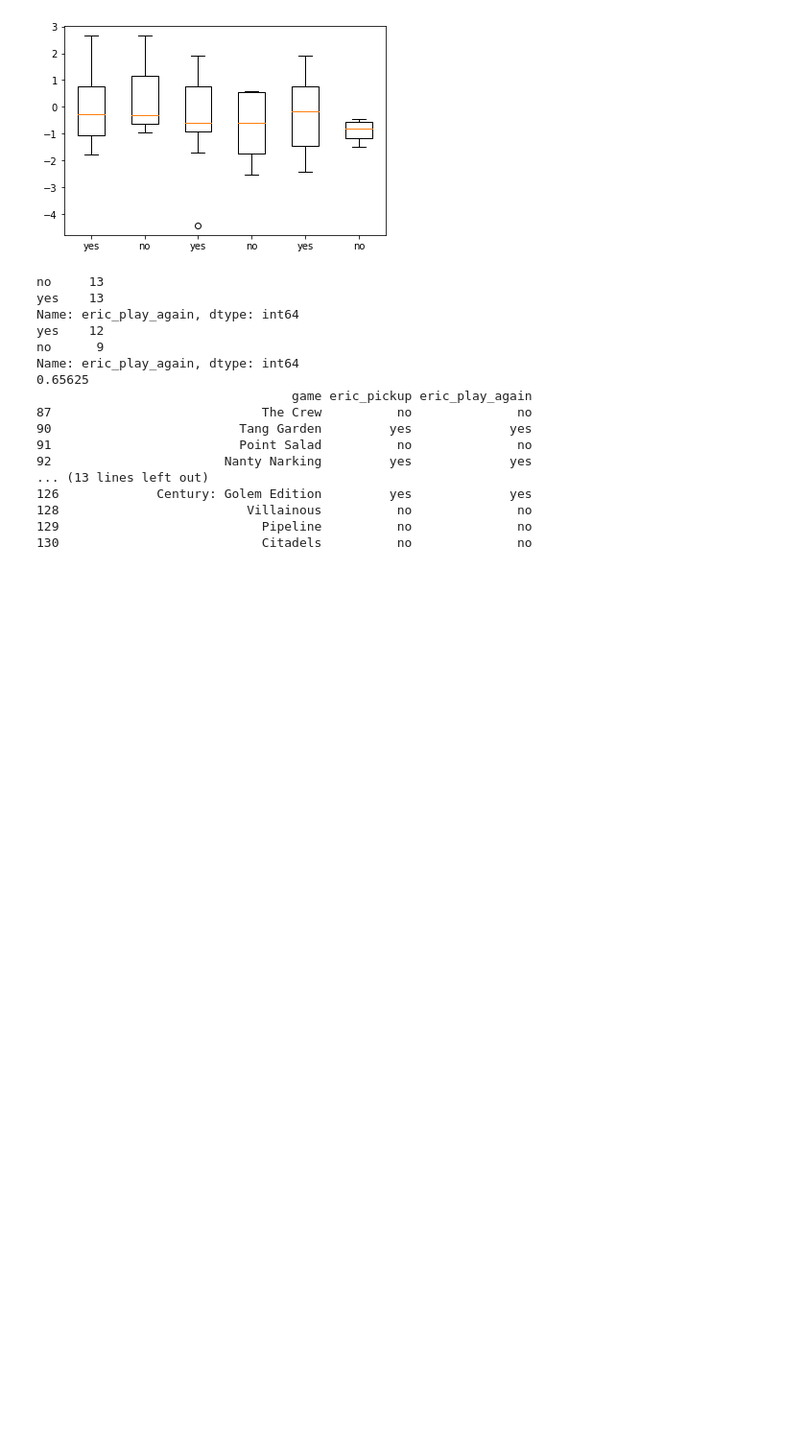
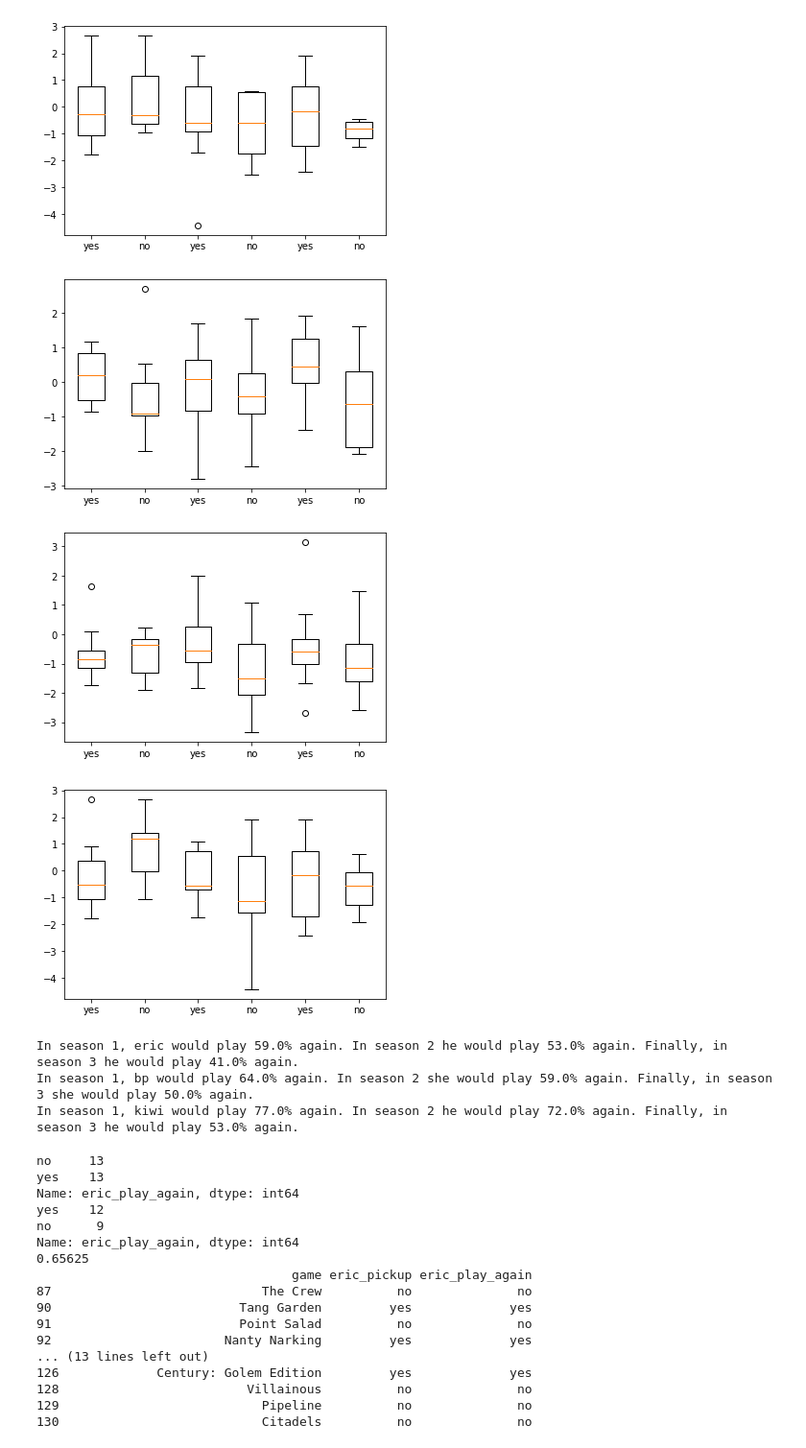
Before and after one commit to PNJaenichen/PNJaenichen.github.io, a Jupyter notebook: projects/firstTurnData/FTDataAnalysis.ipynb, the cells around one changed output. Shown at 96% size. Cells and saved outputs as stored; diff of their text form; code cells hidden in the pictures; blank space fills up the shorter version.

```diff
--- a/projects/firstTurnData/FTDataAnalysis.ipynb
+++ b/projects/firstTurnData/FTDataAnalysis.ipynb
@@ -279,6 +279,48 @@ plt.show()
 [figure]
 [figure]
 [figure]
+# %%
+data = []
+data.append(season_one[(season_one['eric_play_again']=='yes') & (season_one['eric_score_adjusted'].notnull())]['eric_score_adjusted'])
+data.append(season_one[(season_one['eric_play_again']=='no') & (season_one['eric_score_adjusted'].notnull())]['eric_score_adjusted'])
+data.append(season_two[(season_two['eric_play_again']=='yes') & (season_two['eric_score_adjusted'].notnull())]['eric_score_adjusted'])
+data.append(season_two[(season_two['eric_play_again']=='no') & (season_two['eric_score_adjusted'].notnull())]['eric_score_adjusted'])
+data.append(season_three[(season_three['eric_play_again']=='yes') & (season_three['eric_score_adjusted'].notnull())]['eric_score_adjusted'])
+data.append(season_three[(season_three['eric_play_again']=='no') & (season_three['eric_score_adjusted'].notnull())]['eric_score_adjusted'])
+plt.boxplot(data, labels=['yes', 'no', 'yes', 'no', 'yes', 'no'])
+plt.show()
+plt.clf()
+data = []
+data.append(season_one[(season_one['bp_play_again']=='yes') & (season_one['bp_score_adjusted'].notnull())]['bp_score_adjusted'])
+data.append(season_one[(season_one['bp_play_again']=='no') & (season_one['bp_score_adjusted'].notnull())]['bp_score_adjusted'])
+data.append(season_two[(season_two['bp_play_again']=='yes') & (season_two['bp_score_adjusted'].notnull())]['bp_score_adjusted'])
+data.append(season_two[(season_two['bp_play_again']=='no') & (season_two['bp_score_adjusted'].notnull())]['bp_score_adjusted'])
+data.append(season_three[(season_three['bp_play_again']=='yes') & (season_three['bp_score_adjusted'].notnull())]['bp_score_adjusted'])
+data.append(season_three[(season_three['bp_play_again']=='no') & (season_three['bp_score_adjusted'].notnull())]['bp_score_adjusted'])
+plt.boxplot(data, labels=['yes', 'no', 'yes', 'no', 'yes', 'no'])
+plt.show()
+plt.clf()
+data = []
+data.append(season_one[(season_one['kiwi_play_again']=='yes') & (season_one['kiwi_score_adjusted'].notnull())]['kiwi_score_adjusted'])
+data.append(season_one[(season_one['kiwi_play_again']=='no') & (season_one['kiwi_score_adjusted'].notnull())]['kiwi_score_adjusted'])
+data.append(season_two[(season_two['kiwi_play_again']=='yes') & (season_two['kiwi_score_adjusted'].notnull())]['kiwi_score_adjusted'])
+data.append(season_two[(season_two['kiwi_play_again']=='no') & (season_two['kiwi_score_adjusted'].notnull())]['kiwi_score_adjusted'])
+data.append(season_three[(season_three['kiwi_play_again']=='yes') & (season_three['kiwi_score_adjusted'].notnull())]['kiwi_score_adjusted'])
+data.append(season_three[(season_three['kiwi_play_again']=='no') & (season_three['kiwi_score_adjusted'].notnull())]['kiwi_score_adjusted'])
+plt.boxplot(data, labels=['yes', 'no', 'yes', 'no', 'yes', 'no'])
+plt.show()
+# %% [output]
+[figure, added]
+[figure, added]
+[figure, added]
+# %%
+print(f"In season 1, eric would play {round(len(season_one[season_one['eric_play_again']=='yes']) / len(season_one['game']), 2)*100}% again. In season 2 he would play {round(len(season_two[season_two['eric_play_again']=='yes']) / len(season_two['game']), 2)*100}% again. Finally, in season 3 he would play {round(len(season_three[season_three['eric_play_again']=='yes']) / len(season_three['game']), 2)*100}% again.")
+print(f"In season 1, bp would play {round(len(season_one[season_one['bp_play_again']=='yes']) / len(season_one['game']), 2)*100}% again. In season 2 she would play {round(len(season_two[season_two['bp_play_again']=='yes']) / len(season_two['game']), 2)*100}% again. Finally, in season 3 she would play {round(len(season_three[season_three['bp_play_again']=='yes']) / len(season_three['game']), 2)*100}% again.")
+print(f"In season 1, kiwi would play {round(len(season_one[season_one['kiwi_play_again']=='yes']) / len(season_one['game']), 2)*100}% again. In season 2 he would play {round(len(season_two[season_two['kiwi_play_again']=='yes']) / len(season_two['game']), 2)*100}% again. Finally, in season 3 he would play {round(len(season_three[season_three['kiwi_play_again']=='yes']) / len(season_three['game']), 2)*100}% again.")
+# %% [output]
+In season 1, eric would play 59.0% again. In season 2 he would play 53.0% again. Finally, in season 3 he would play 41.0% again.
+In season 1, bp would play 64.0% again. In season 2 she would play 59.0% again. Finally, in season 3 she would play 50.0% again.
+In season 1, kiwi would play 77.0% again. In season 2 he would play 72.0% again. Finally, in season 3 he would play 53.0% again.
 # %%
 
 eric_right_wrong_three = season_three[season_three['eric_pickup'] == season_three['eric_play_again']]
```
